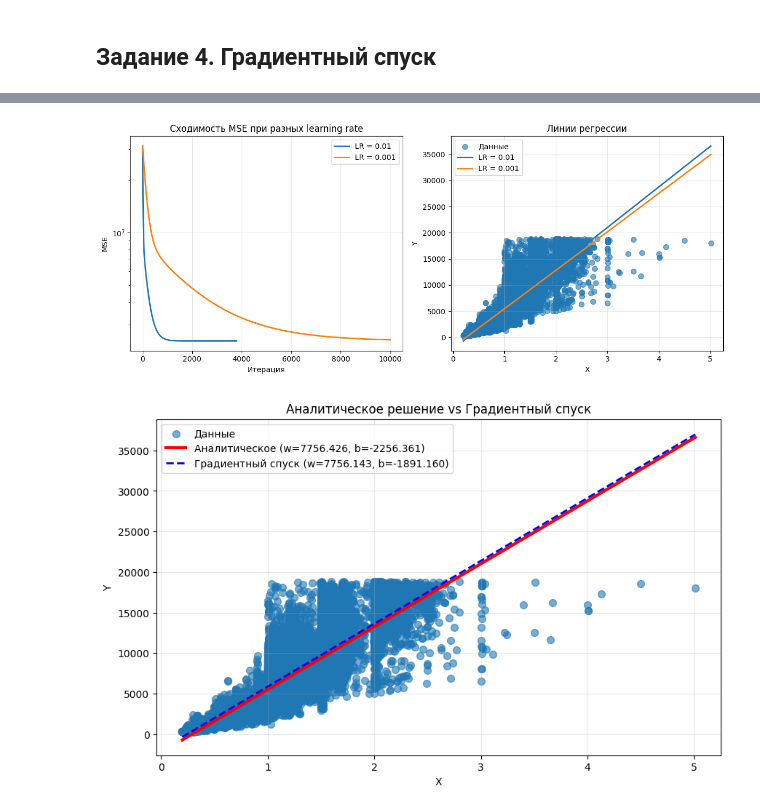
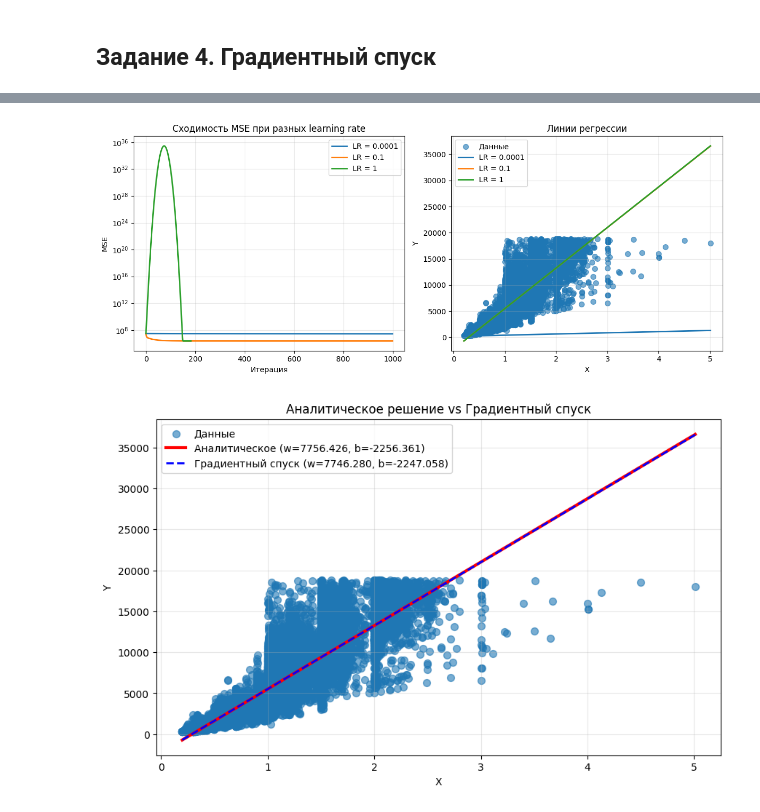
Before and after one commit to KhubbatulinMark/sber-21-rudn, a Jupyter notebook: solutions/ML/03-lr-solution.ipynb, the cells around one changed output, grey strips where cells are left out. Cells and saved outputs as stored; diff of their text form; code cells hidden in the pictures.

Commit message:
Update linear regression solution notebook with improved content, enhanced visualizations, and refined gradient descent implementation. Update subproject commit reference.

```diff
--- a/solutions/ML/03-lr-solution.ipynb
+++ b/solutions/ML/03-lr-solution.ipynb
@@ -100,23 +124,4 @@ plt.show()
 # %%
-X_b = np.c_[np.ones((len(X), 1)), X]  # Добавляем столбец единиц
-w_analytic = np.linalg.inv(X_b.T.dot(X_b)).dot(X_b.T.dot(y))
-
-# Выводим параметры модели
-b = w_analytic[0][0]
-w = w_analytic[1][0]
-print(f"Параметры модели:")
-print(f"b (свободный член) = {b:.2f}")
-print(f"w (коэффициент при carat) = {w:.2f}")
-
-sklearn_model = LinearRegression()
-sklearn_model.fit(X, y)
-
-# Сравниваем коэффициенты
-print(f"\nСравнение коэффициентов:")
-print(f"Аналитическое решение: b = {b:.2f}, w = {w:.2f}")
-print(f"sklearn: b = {sklearn_model.intercept_[0]:.2f}, w = {sklearn_model.coef_[0][0]:.2f}")
-print(f"\nКоэффициенты совпадают: {np.allclose([b, w], [sklearn_model.intercept_[0], sklearn_model.coef_[0][0]])}")
-
 y_pred = w_analytic[0] + w_analytic[1] * X
 mae_analytic = mean_absolute_error(y, y_pred)
 
@@ -244,20 +241,20 @@ $$
 # %%
 class Gradient:
-    def __init__(self, X, Y):
+    def __init__(self, X: np.array, Y: np.array) -> None:
         self.X = np.asarray(X)
         self.Y = np.asarray(Y).flatten()
         self.N = len(self.Y)
         self.n_features = self.X.shape[1] if self.X.ndim > 1 else 1
 
-    def predict(self, w, b):
+    def predict(self, w: np.array, b: float):
         return self.X @ w + b
 
-    def mse(self, Y_pred):
-        return np.mean((self.Y - Y_pred) ** 2)
+    def mse(self, prediction: np.array):
+        return np.mean((self.Y - prediction) ** 2)
 
-    def update(self, w, b, a=0.01):
-        Y_pred = self.predict(w, b)
-        errors = self.Y - Y_pred
+    def update(self, w: np.array, b: float, a: float = 0.01) -> (np.array, float):
+        prediction = self.predict(w, b)
+        errors = self.Y - prediction
 
         grad_w = -2 / self.N * (self.X.T @ errors)
         grad_b = -2 / self.N * np.sum(errors)
@@ -405,46 +384,47 @@ class GradientDescent(Gradient):
             'iterations': len(history)
         }
 # %%
-learning_rates = [0.01, 0.001]
+learning_rates = [0.0001, 0.1, 1]
 
 results = {}
 for lr in learning_rates:
     gd = GradientDescent(X, y)
-    result = gd.optimize(num_iterations=10000, stopping_threshold=0.0001, a=lr, w_init=0, b_init=0)
+    result = gd.optimize(num_iterations=1000, stopping_threshold=0.01, a=lr, w_init=0, b_init=0)
     results[lr] = result
 # %%
 plt.figure(figsize=(12, 5))
 plt.subplot(1, 2, 1)
 for lr in learning_rates:
     history = results[lr]['history']
     plt.plot(history, label=f'LR = {lr}', linewidth=2)
 
 plt.xlabel('Итерация')
 plt.ylabel('MSE')
 plt.title('Сходимость MSE при разных learning rate')
 plt.legend()
 plt.grid(True, alpha=0.3)
 plt.yscale('log')
 plt.subplot(1, 2, 2)
 plt.scatter(X, y, alpha=0.6, label='Данные', s=50)
 
 x_line = np.linspace(X.min(), X.max(), 100)
 for lr in learning_rates:
     w = results[lr]['w']
     b = results[lr]['b']
-    y_line = w * x_line + b
+    w_scalar = w[0] if isinstance(w, np.ndarray) and w.ndim > 0 else w
+    y_line = w_scalar * x_line + b
     plt.plot(x_line, y_line, label=f'LR = {lr}', linewidth=2)
 
 plt.xlabel('X')
 plt.ylabel('Y')
 plt.title('Линии регрессии')
 plt.legend()
 plt.grid(True, alpha=0.3)
 
 plt.tight_layout()
 plt.show()
 # %% [output]
-[figure, old version]
+[figure, new version]
 # %%
 x_mean = np.mean(X)
 y_mean = np.mean(y)
@@ -461,11 +441,12 @@ y_analytical = w_analytical * x_line + b_analytical
 plt.plot(x_line, y_analytical, 'r-', linewidth=3,
          label=f'Аналитическое (w={w_analytical:.3f}, b={b_analytical:.3f})')
 
-w_gd = results[0.01]['w']
-b_gd = results[0.001]['b']
-y_gd = w_gd * x_line + b_gd
+w_gd = results[0.1]['w']
+b_gd = results[0.1]['b']
+w_gd_scalar = w_gd[0] if isinstance(w_gd, np.ndarray) and w_gd.ndim > 0 else w_gd
+y_gd = w_gd_scalar * x_line + b_gd
 plt.plot(x_line, y_gd, 'b--', linewidth=2,
-         label=f'Градиентный спуск (w={w_gd[0]:.3f}, b={b_gd:.3f})')
+         label=f'Градиентный спуск (w={w_gd_scalar:.3f}, b={b_gd:.3f})')
 
 plt.xlabel('X')
 plt.ylabel('Y')
@@ -474,4 +455,4 @@ plt.legend()
 plt.grid(True, alpha=0.3)
 plt.show()
 # %% [output]
-[figure, old version]
+[figure, new version]
```
Also changed, not shown: parts of 25 cells of this notebook.
